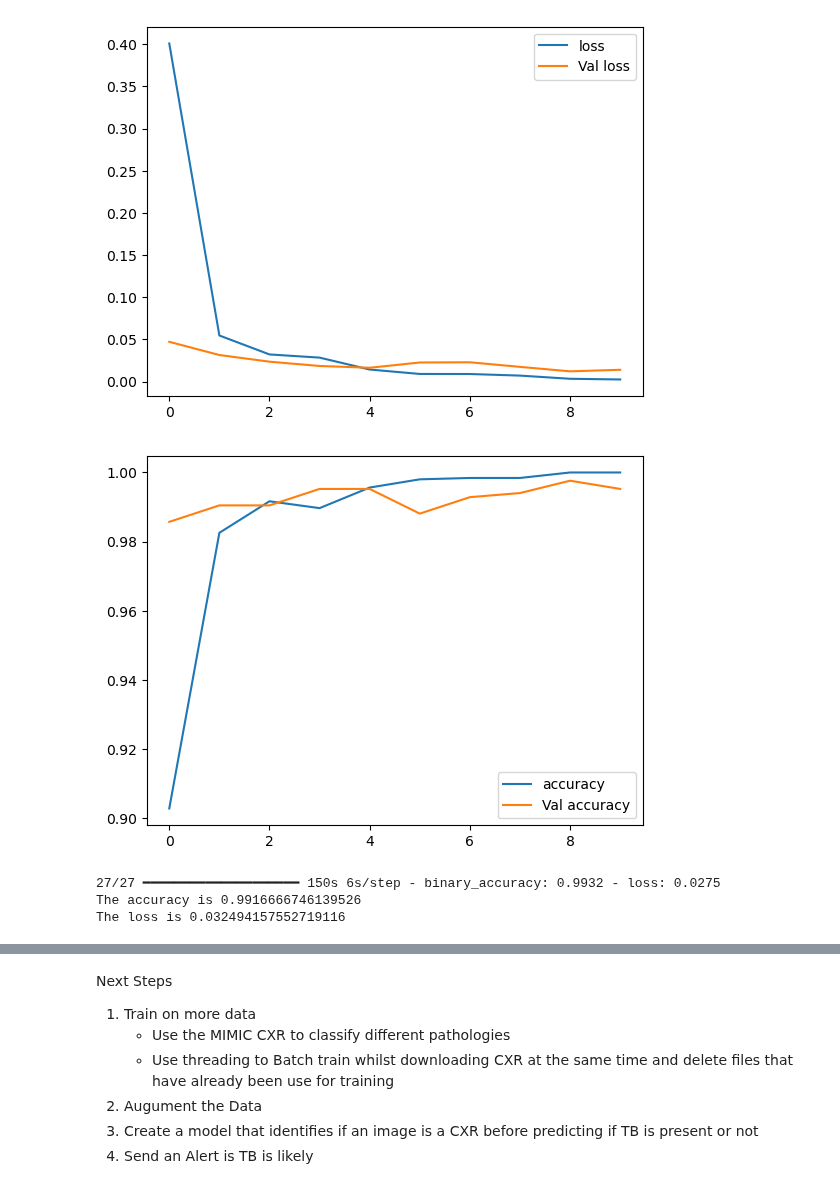
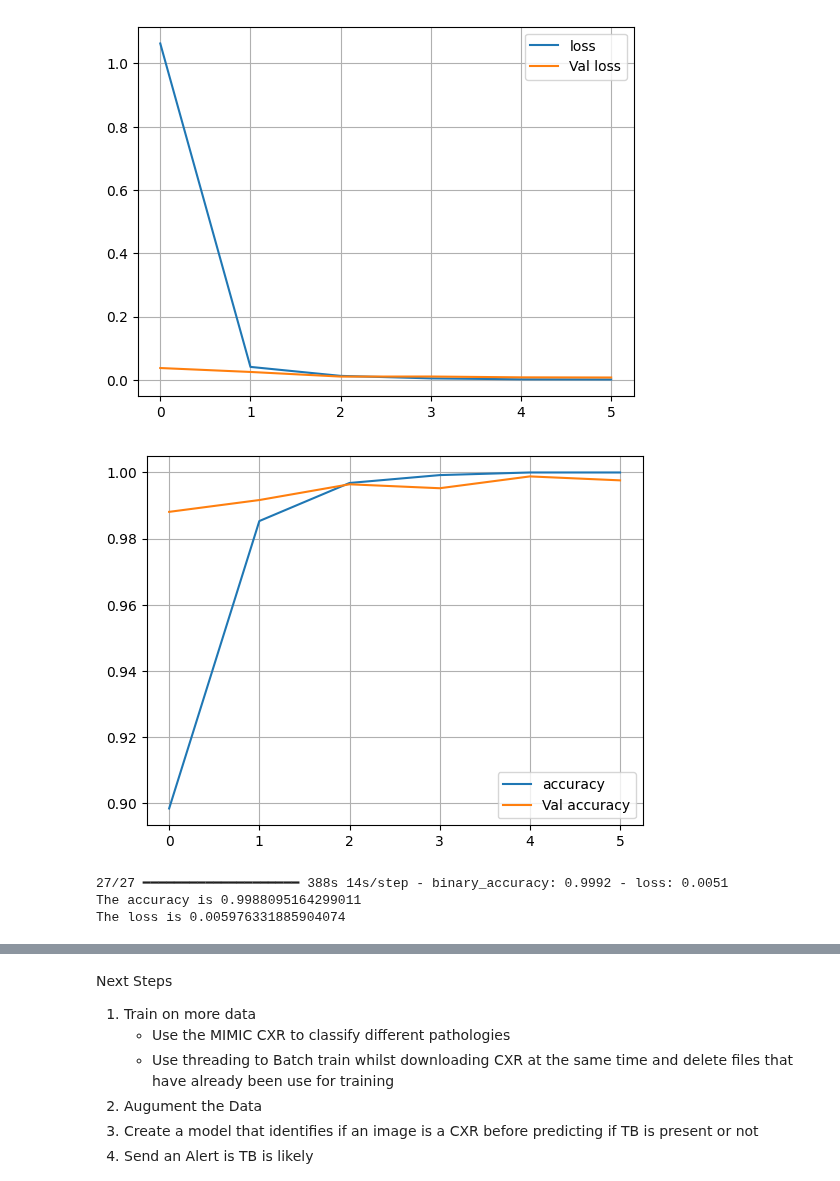
Before and after one commit to Ngwaru/CXR, a Jupyter notebook: tb_cxr.ipynb, the cells around one changed output, grey strips where cells are left out. Cells and saved outputs as stored; diff of their text form; code cells hidden in the pictures.

Commit message:
Trained with image size 324 good results

```diff
--- a/tb_cxr.ipynb
+++ b/tb_cxr.ipynb
@@ -37,7 +37,7 @@ for direct in directories:
     for file in files:
         # if counter < 4600:
         img = cv2.imread(os.path.join(path1,file))
-        img = cv2.resize(img, (200,200))
+        img = cv2.resize(img, (324, 324))
         labels.append(code)
         images.append(img)
             # counter += 1
@@ -57,14 +57,14 @@ X_train,X_test_combined, y_train, y_test_combined = train_test_split(data, label
 # %%
 X_val, X_test, y_val, y_test = train_test_split(X_test_combined, y_test_combined, test_size=0.5, shuffle=True)
 # %%
-base_model = VGG19(weights="imagenet", include_top=False, input_shape=(200, 200, 3))
+base_model = VGG19(weights="imagenet", include_top=False, input_shape=(324, 324, 3))
 # %%
 
 
 x = base_model.output
 # print(x)
 x = Flatten()(x)
-x = Dense(256, activation='relu')(x)
+x = Dense(324, activation='relu')(x)
 predictions = Dense(1, activation= 'sigmoid')(x)
 model = Model(inputs=base_model.input, outputs=predictions)
 # %%
@@ -73,5 +73,5 @@ for layer in model.layers[:-3]:
 # %%
 model.compile(optimizer='adam', loss='binary_crossentropy', metrics=['binary_accuracy'])
 # %%
-model.fit(X_train, y_train, epochs=10, validation_data=(X_val, y_val), batch_size=32)
+model.fit(X_train, y_train, epochs=6, validation_data=(X_val, y_val), batch_size=32)
 # %% [output]
@@ -99,17 +91,19 @@ Epoch 10/10
 # %%
 plt.plot(model.history.history['loss'], label='loss')
 plt.plot(model.history.history['val_loss'], label='Val loss')
+plt.grid()
 plt.legend()
 plt.show()
 # %% [output]
-[figure, old version]
+[figure, new version]
 # %%
 plt.plot(model.history.history['binary_accuracy'], label='accuracy')
 plt.plot(model.history.history['val_binary_accuracy'], label='Val accuracy')
+plt.grid()
 plt.legend()
 plt.show()
 # %% [output]
-[figure, old version]
+[figure, new version]
 # %%
 result = model.evaluate(X_test, y_test, batch_size=32)
 
@@ -117,9 +111,9 @@ result = model.evaluate(X_test, y_test, batch_size=32)
 print(f'The accuracy is {result[1]}')
 print(f'The loss is {result[0]}')
 # %% [output]
-27/27 ━━━━━━━━━━━━━━━━━━━━ 150s 6s/step - binary_accuracy: 0.9932 - loss: 0.0275
-The accuracy is 0.9916666746139526
-The loss is 0.032494157552719116
+27/27 ━━━━━━━━━━━━━━━━━━━━ 388s 14s/step - binary_accuracy: 0.9992 - loss: 0.0051
+The accuracy is 0.9988095164299011
+The loss is 0.005976331885904074
 # %%
 from sklearn.metrics import roc_auc_score, roc_curve, auc
 
```
Also changed, not shown: parts of 12 cells of this notebook.
